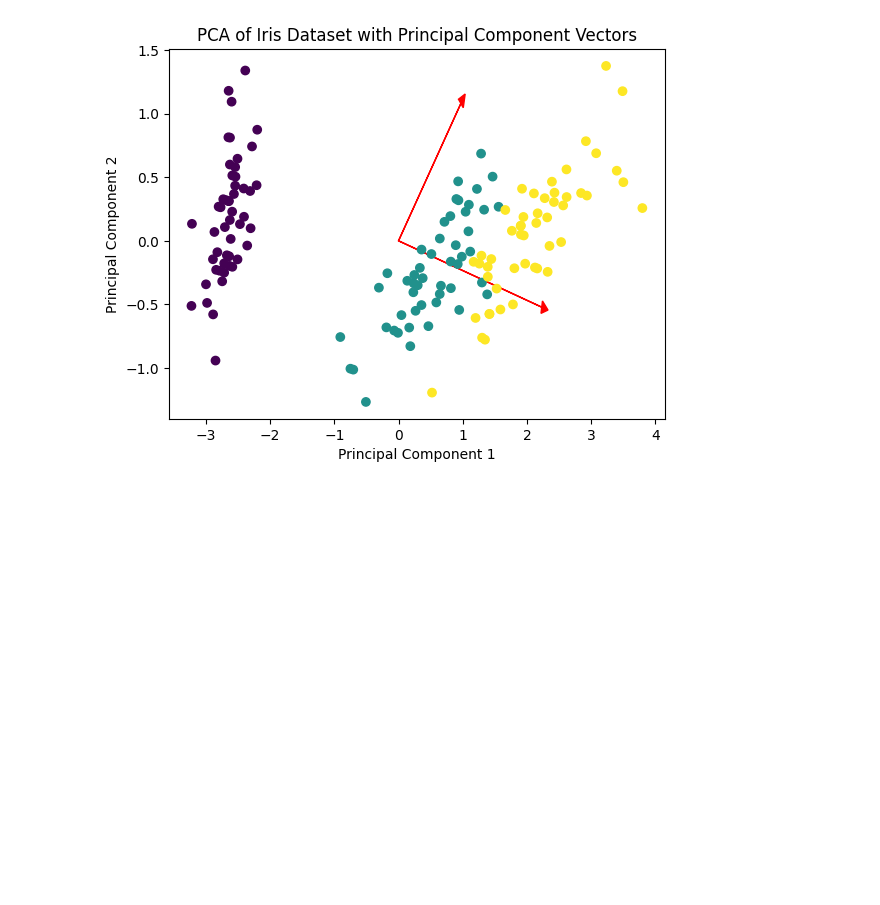
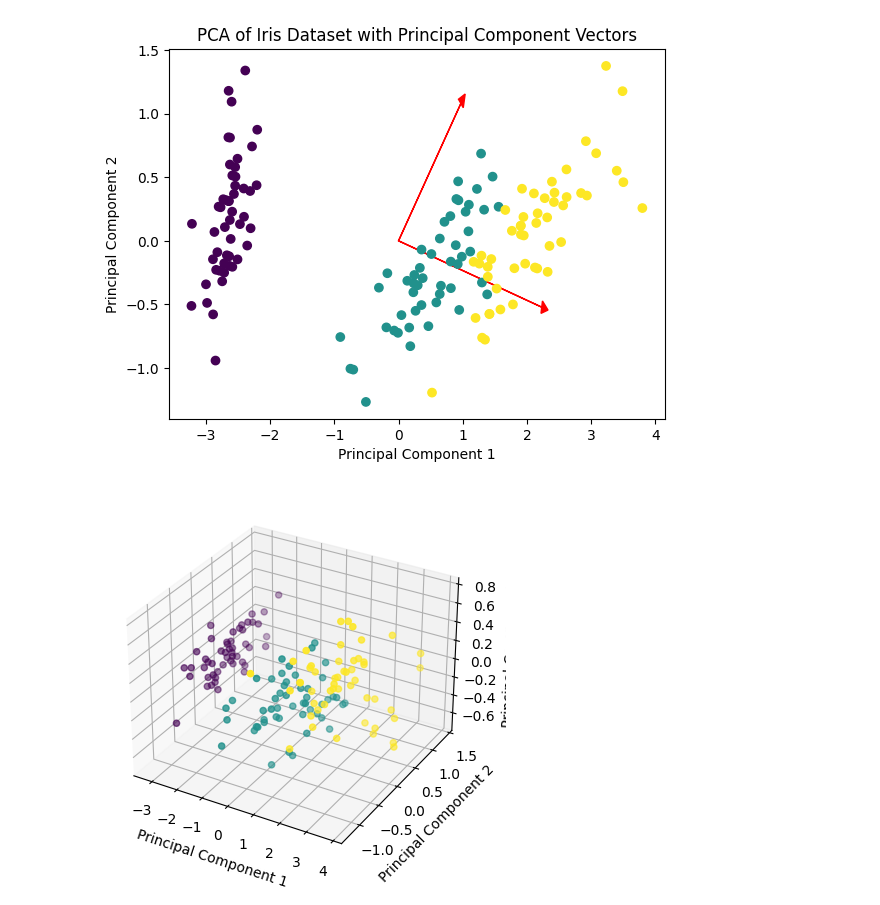
Before and after one commit to kimkyeonghyun/AI_math_tutorial, a Jupyter notebook: AiMath1.ipynb, the cells around one changed output. Cells and saved outputs as stored; diff of their text form; code cells hidden in the pictures; blank space fills up the shorter version.

```diff
--- a/AiMath1.ipynb
+++ b/AiMath1.ipynb
@@ -1375,0 +1378,21 @@ plt.show()
+# %%
+# PCA를 사용하여 데이터를 3차원으로 축소
+pca = PCA(n_components=3)
+X = pca.fit_transform(iris.data)
+components = pca.components_
+# %%
+# 3D 산점도 플롯 생성
+fig = plt.figure()  # 새로운 피규어 객체 생성
+ax = fig.add_subplot(111, projection='3d')  # 3D 축 추가
+
+# 3D 산점도 그리기
+scatter = ax.scatter(X[:, 0], X[:, 1], X[:, 2], c=iris.target)
+
+# 축 레이블 설정
+ax.set_xlabel('Principal Component 1')
+ax.set_ylabel('Principal Component 2')
+ax.set_zlabel('Principal Component 3')
+
+plt.show()
+# %% [output]
+[figure, added]
```
Also changed, not shown: parts of 1 cell of this notebook.
